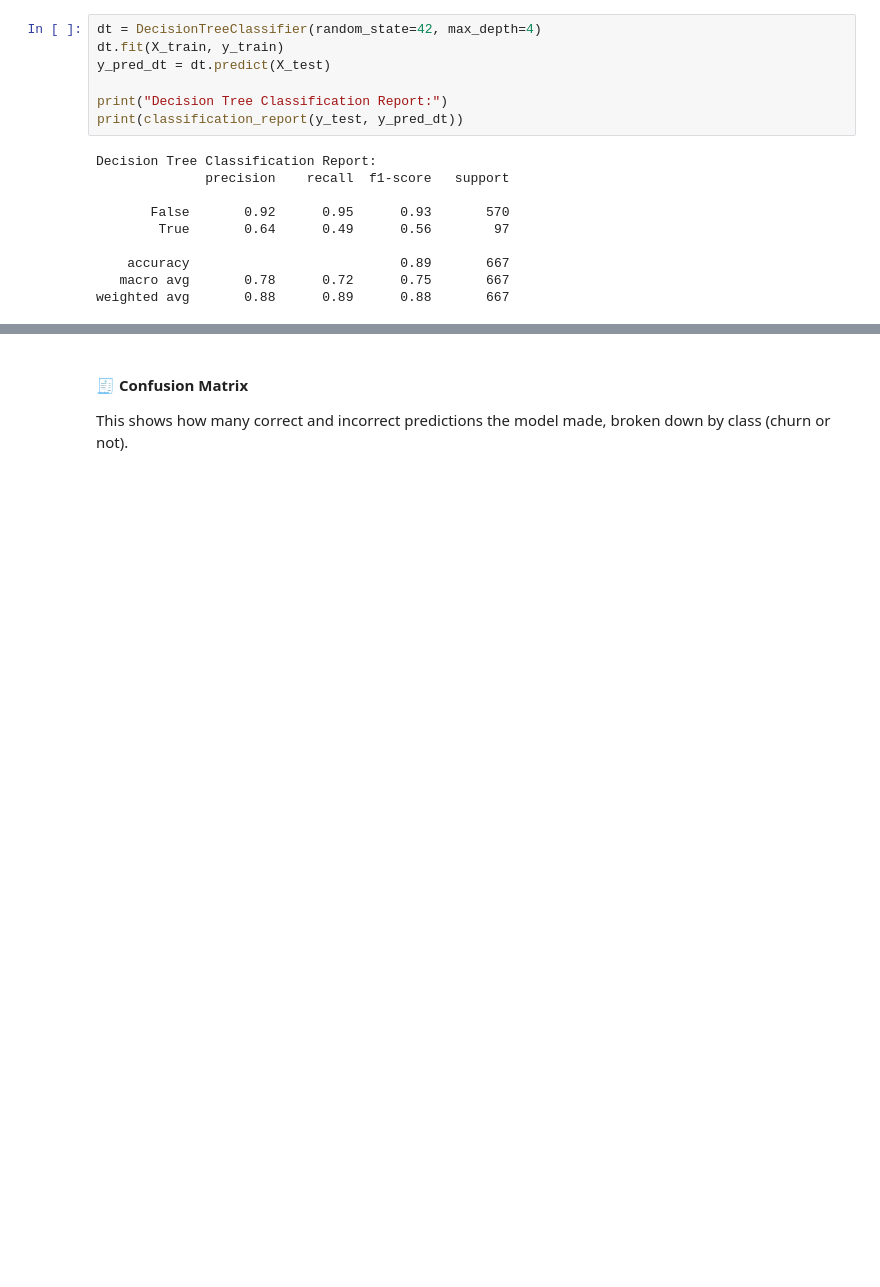
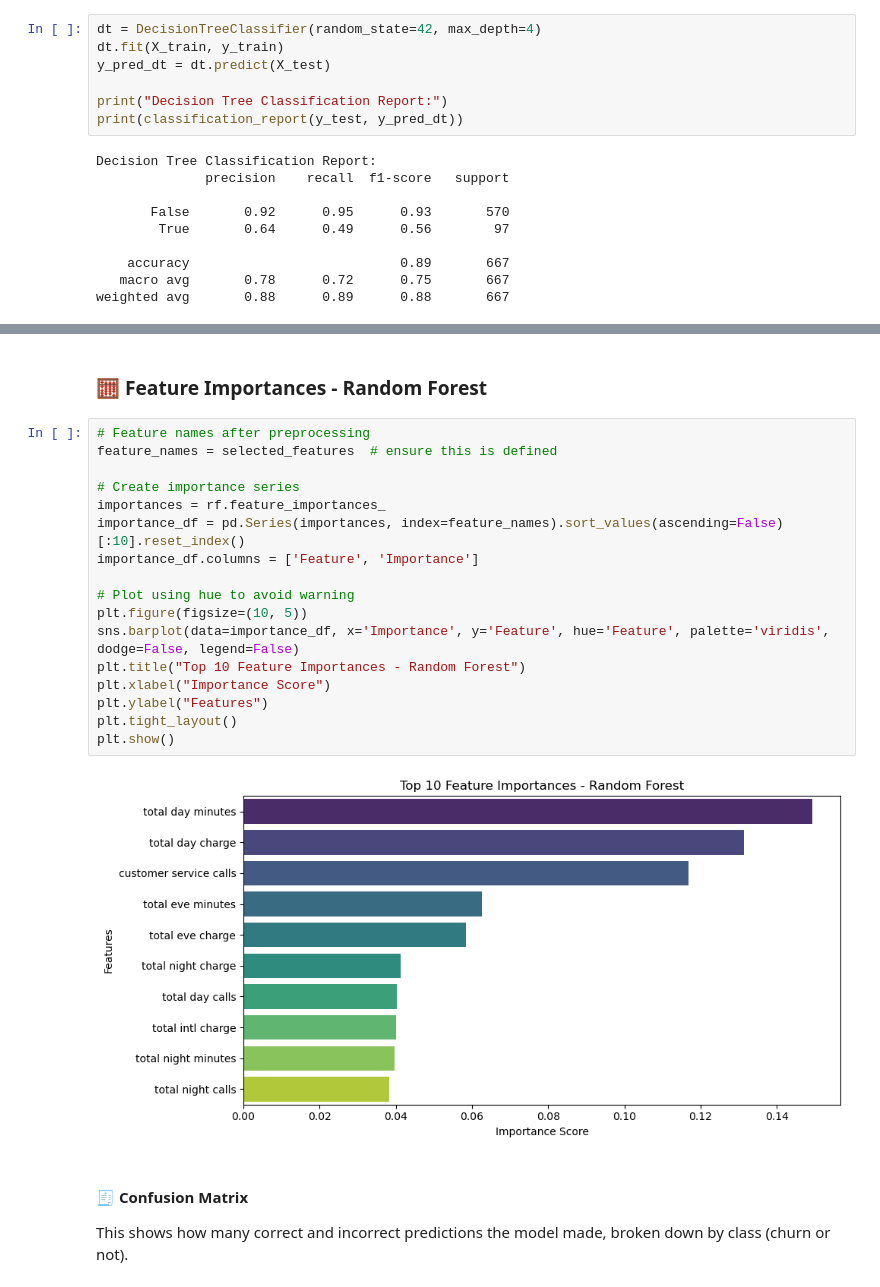
Before and after one commit to Chirry254/syriatel-customer-churn, a Jupyter notebook: notebooks/churn_modeling.ipynb, the cells around one changed output, grey strips where cells are left out. Saved outputs shown, nothing was run; the diff lists cells and outputs as text; blank space fills up the shorter version.

```diff
--- a/notebooks/churn_modeling.ipynb
+++ b/notebooks/churn_modeling.ipynb
@@ -388,3 +428,24 @@ Text(0, 0.5, 'Features')
+# %% [markdown]
+### 🧮 Feature Importances - Random Forest
+# %%
+# Feature names after preprocessing
+feature_names = selected_features  # ensure this is defined
+
+# Create importance series
+importances = rf.feature_importances_
+importance_df = pd.Series(importances, index=feature_names).sort_values(ascending=False)[:10].reset_index()
+importance_df.columns = ['Feature', 'Importance']
+
+# Plot using hue to avoid warning
+plt.figure(figsize=(10, 5))
+sns.barplot(data=importance_df, x='Importance', y='Feature', hue='Feature', palette='viridis', dodge=False, legend=False)
+plt.title("Top 10 Feature Importances - Random Forest")
+plt.xlabel("Importance Score")
+plt.ylabel("Features")
+plt.tight_layout()
+plt.show()
+# %% [output]
+[figure, added]
 # %% [markdown]
 #### 🧾 Confusion Matrix
 
```
Also changed, not shown: parts of 10 cells of this notebook, 3 other files.
